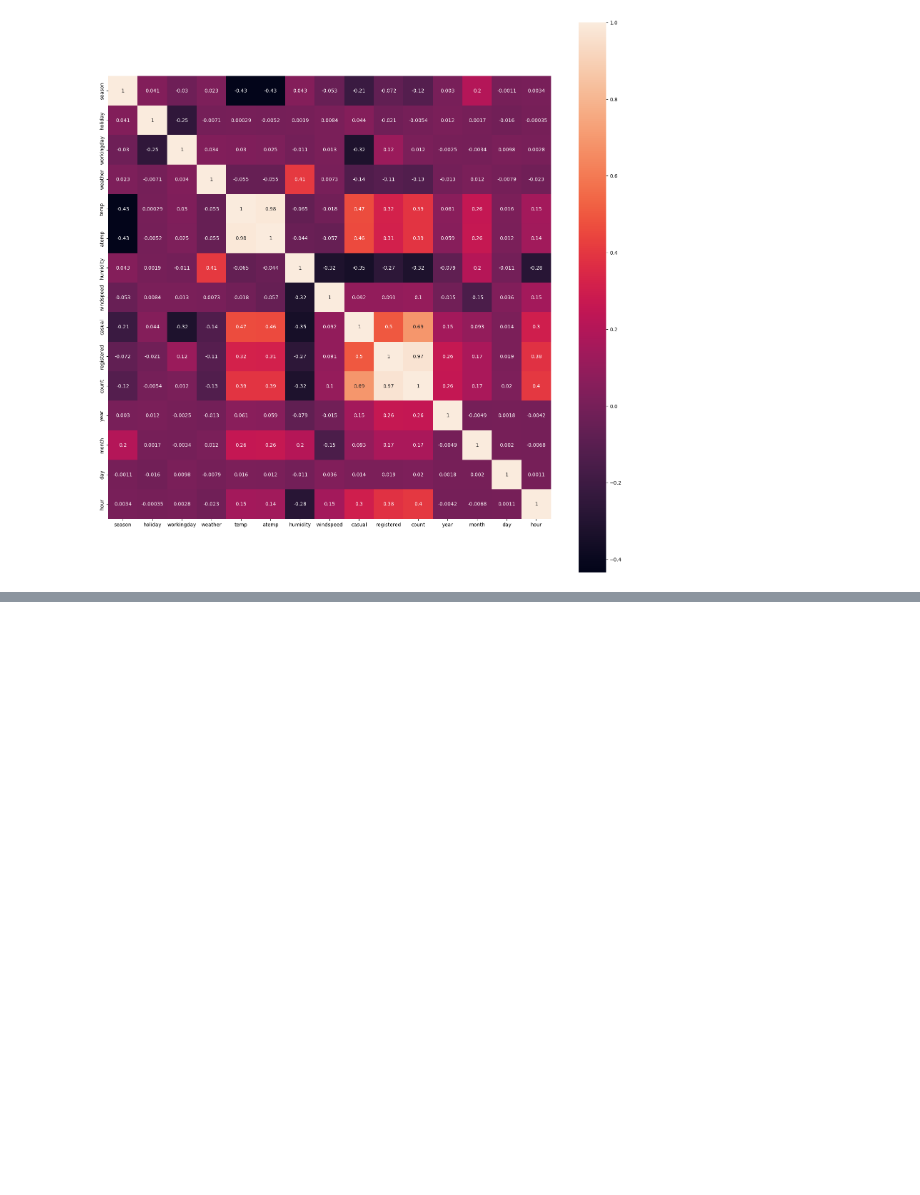
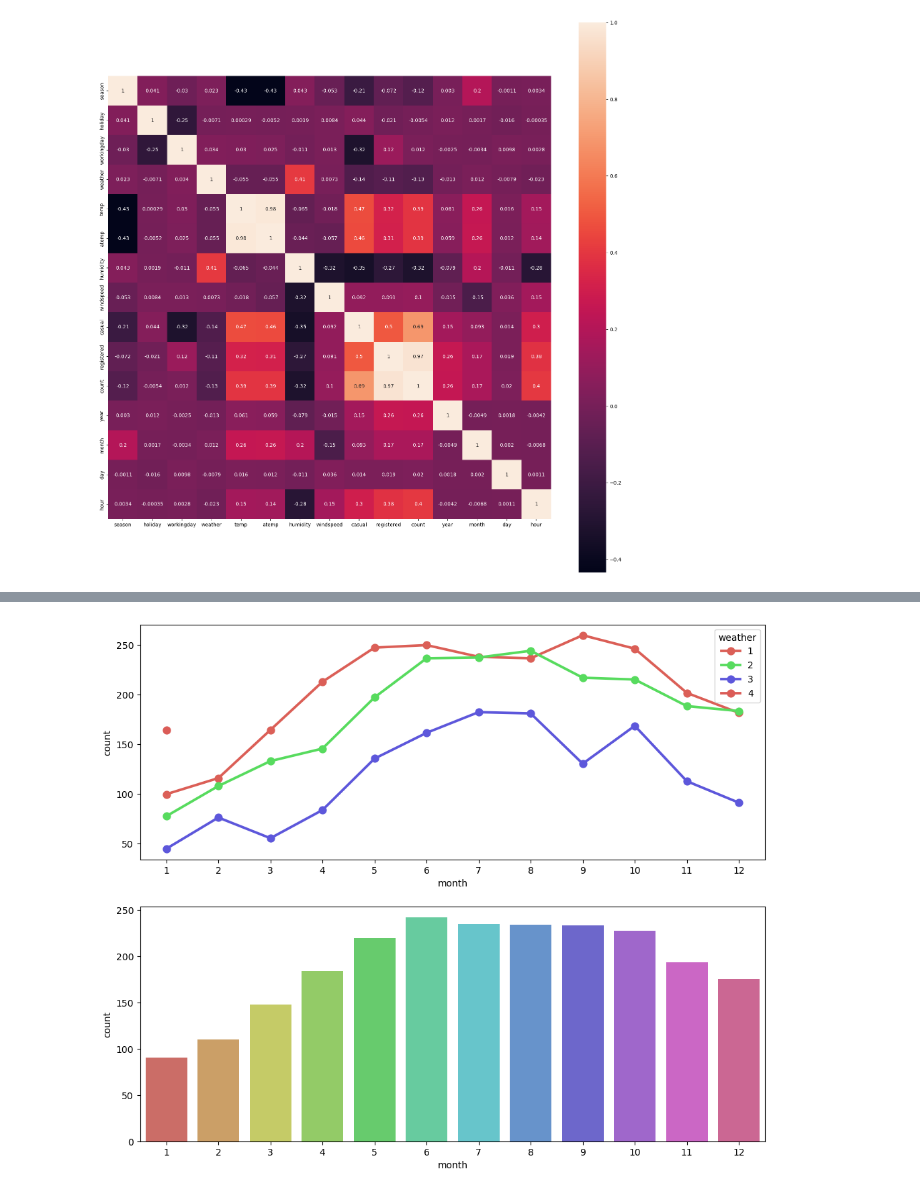
Before and after one commit to Ja-efan/DataScience, a Jupyter notebook: bike_sharing_demand.ipynb, the cells around one changed output, grey strips where cells are left out. Cells and saved outputs as stored; diff of their text form; code cells hidden in the pictures; blank space fills up the shorter version.

```diff
--- a/bike_sharing_demand.ipynb
+++ b/bike_sharing_demand.ipynb
@@ -306,0 +366,13 @@ ax = sns.heatmap(train.drop(columns=['datetime', 'weekday'], axis=1).corr(), ann
+# %%
+fig = plt.figure(figsize=(12,10))
+# 달과 날씨에 따른 count
+ax1 = fig.add_subplot(2,1,1)
+ax1 = sns.pointplot(data=train.groupby(['month', 'weather'])['count'].mean().reset_index(),
+                    x='month', y='count', hue='weather', palette=hls_palette)
+
+# 달 별 count
+ax2 = fig.add_subplot(2,1,2)
+ax2 = sns.barplot(data=train.groupby('month')['count'].mean().reset_index(),
+                  x='month', y='count', palette=hls_palette)
+# %% [output]
+[figure, added]
```
Also changed, not shown: parts of 4 cells of this notebook.
